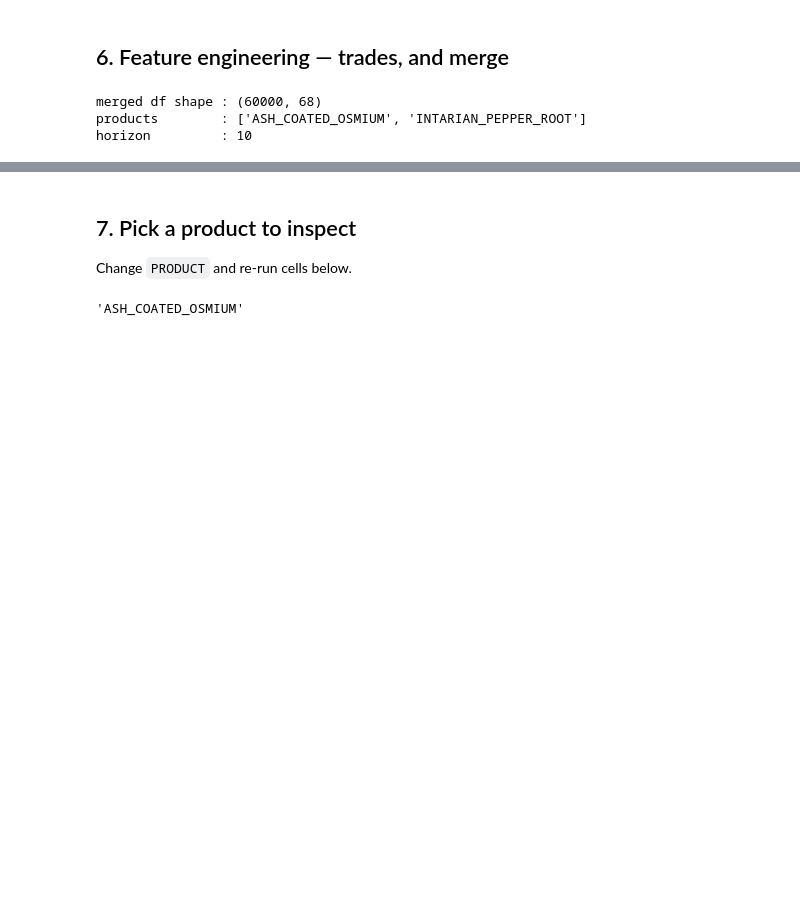
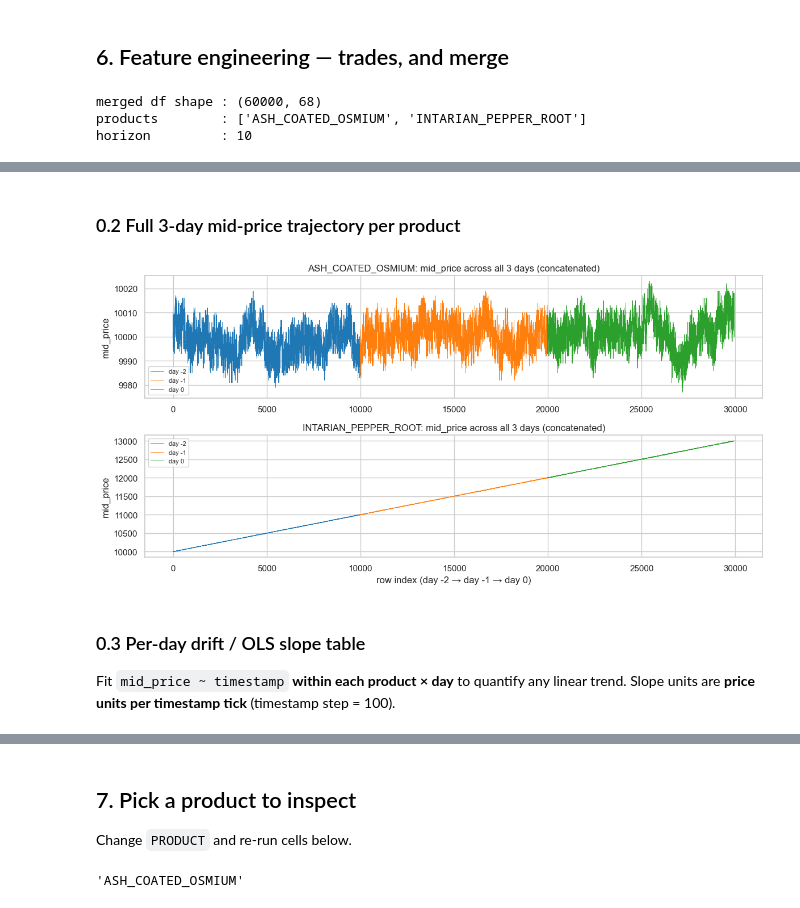
Before and after one commit to Sophbx/imc_prosperity4, a Jupyter notebook: Round1/analysis_v2.ipynb, the cells around one changed output, grey strips where cells are left out. Cells and saved outputs as stored; diff of their text form; code cells hidden in the pictures; blank space fills up the shorter version.

Commit message:
Extend analysis_v2 notebook: overview, drif, returns, detrended Layer 3

```diff
--- a/Round1/analysis_v2.ipynb
+++ b/Round1/analysis_v2.ipynb
@@ -314,0 +322,10 @@ horizon         : 10
+# %%
+bad_mask = df["mid_price"] == 0
+bad = df[bad_mask]
+print(f"rows with mid_price == 0 : {len(bad)}  ({100*len(bad)/len(df):.3f}%)")
+print(bad.groupby(["product", "day"]).size().to_frame("n_bad"))
+
+# Keep a clean copy for overview plots & stats; preserve the raw df for anything downstream
+df_clean = df[~bad_mask].copy()
+book_clean = book_df[book_df["mid_price"] > 0].copy()
+print(f"\nclean rows: {len(df_clean):,}  (was {len(df):,})")
@@ -314,0 +344,30 @@ horizon         : 10
+# %% [markdown]
+### 0.2 Full 3-day mid-price trajectory per product
+# %%
+day_order = sorted(df_clean["day"].unique())
+prod_order = sorted(df_clean["product"].unique())
+
+fig, axes = plt.subplots(len(prod_order), 1, figsize=(12, 3 * len(prod_order)), sharex=False)
+if len(prod_order) == 1:
+    axes = [axes]
+
+colors = sns.color_palette("tab10", n_colors=len(day_order))
+for ax, prod in zip(axes, prod_order):
+    cursor = 0
+    for d, color in zip(day_order, colors):
+        s = df_clean[(df_clean["product"] == prod) & (df_clean["day"] == d)].sort_values("timestamp")
+        xvals = np.arange(cursor, cursor + len(s))
+        ax.plot(xvals, s["mid_price"].values, lw=0.6, color=color, label=f"day {d}")
+        cursor += len(s)
+    ax.set_title(f"{prod}: mid_price across all 3 days (concatenated)")
+    ax.set_ylabel("mid_price")
+    ax.legend(loc="best", fontsize=8)
+axes[-1].set_xlabel("row index (day -2 → day -1 → day 0)")
+plt.tight_layout(); plt.show()
+# %% [output]
+[figure, added]
+# %% [markdown]
+### 0.3 Per-day drift / OLS slope table
+
+Fit `mid_price ~ timestamp` **within each product × day** to quantify any linear trend.
+Slope units are **price units per timestamp tick** (timestamp step = 100).
```
Also changed, not shown: parts of 17 cells of this notebook.
